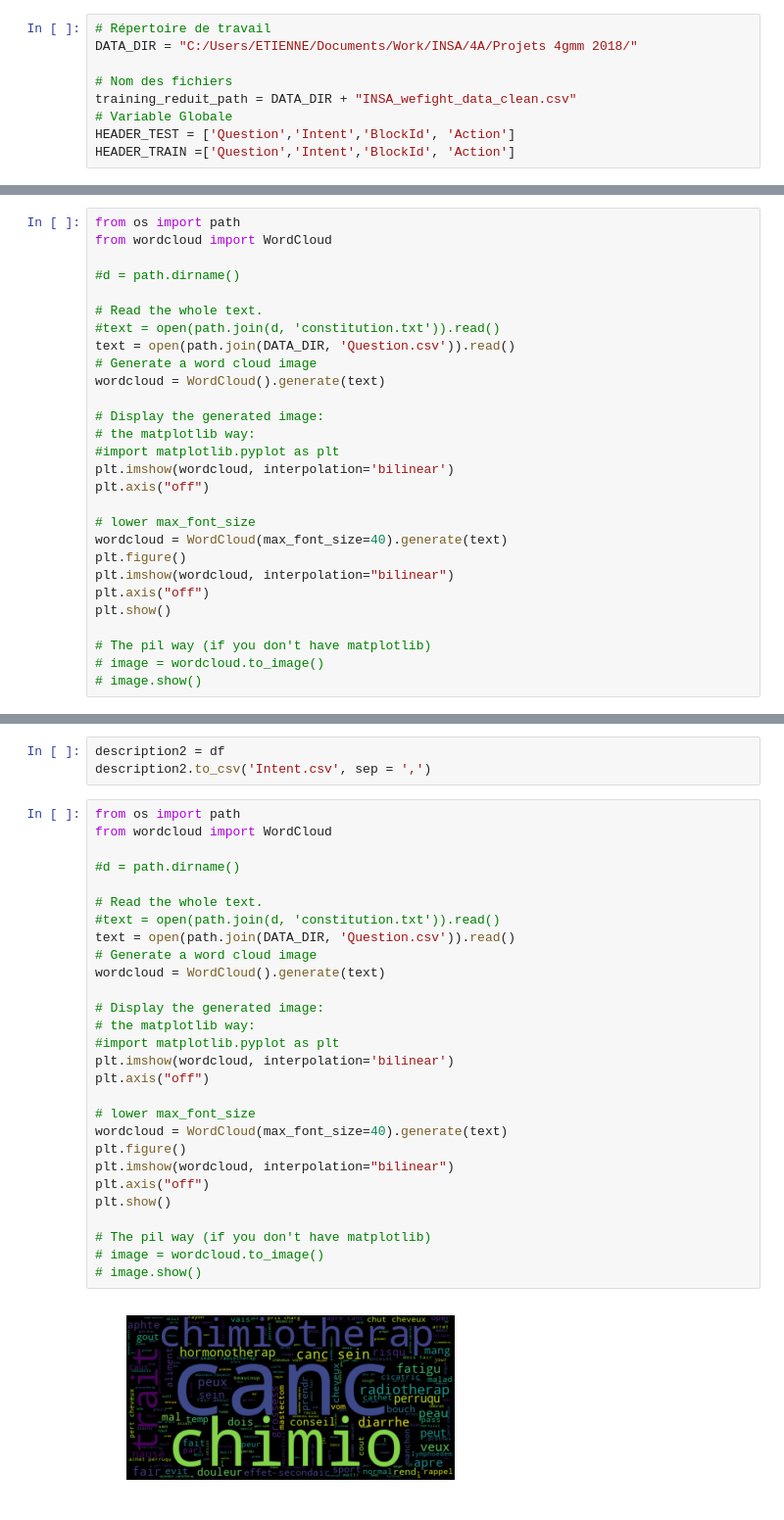
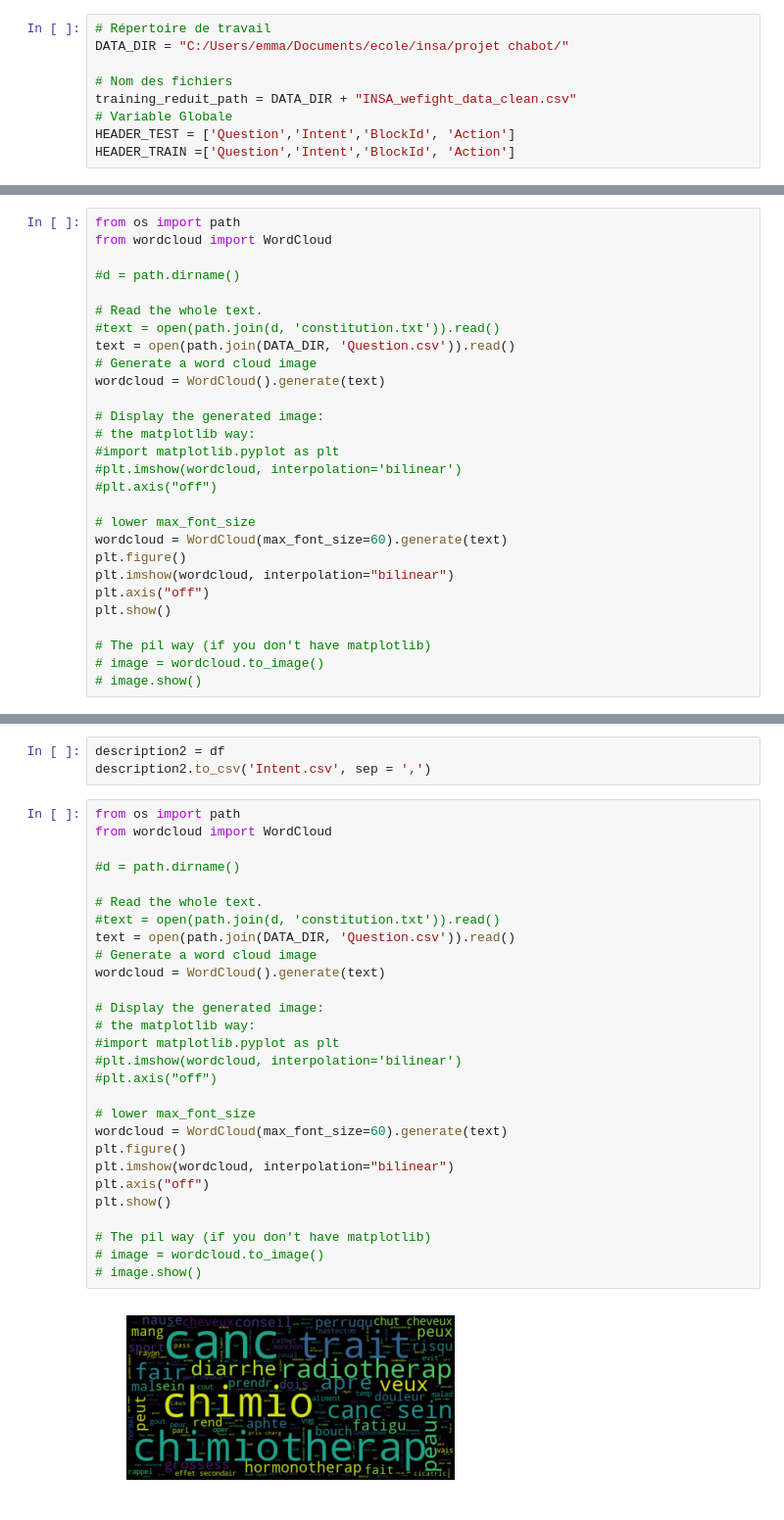
Before and after one commit to emmaboucheron/chatbot, a Jupyter notebook: wordcloud_projet.ipynb, the cells around one changed output, grey strips where cells are left out. Shown at 98% size. Saved outputs shown, nothing was run; the diff lists cells and outputs as text.

```diff
--- a/wordcloud_projet.ipynb
+++ b/wordcloud_projet.ipynb
@@ -50,6 +42,6 @@ Une fois téléchargées, placez ces données dans le repertoire de travail de v
 # %%
 # Répertoire de travail
-DATA_DIR = "C:/Users/ETIENNE/Documents/Work/INSA/4A/Projets 4gmm 2018/"
+DATA_DIR = "C:/Users/emma/Documents/ecole/insa/projet chabot/"
 
 # Nom des fichiers
 training_reduit_path = DATA_DIR + "INSA_wefight_data_clean.csv"
@@ -314,11 +325,11 @@ wordcloud = WordCloud().generate(text)
 # Display the generated image:
 # the matplotlib way:
 #import matplotlib.pyplot as plt
-plt.imshow(wordcloud, interpolation='bilinear')
-plt.axis("off")
+#plt.imshow(wordcloud, interpolation='bilinear')
+#plt.axis("off")
 
 # lower max_font_size
-wordcloud = WordCloud(max_font_size=40).generate(text)
+wordcloud = WordCloud(max_font_size=60).generate(text)
 plt.figure()
 plt.imshow(wordcloud, interpolation="bilinear")
 plt.axis("off")
@@ -341,30 +353,30 @@ description2.to_csv('Intent.csv', sep = ',')
 # %%
 from os import path
 from wordcloud import WordCloud
 
 #d = path.dirname()
 
 # Read the whole text.
 #text = open(path.join(d, 'constitution.txt')).read()
 text = open(path.join(DATA_DIR, 'Question.csv')).read()
 # Generate a word cloud image
 wordcloud = WordCloud().generate(text)
 
 # Display the generated image:
 # the matplotlib way:
 #import matplotlib.pyplot as plt
-plt.imshow(wordcloud, interpolation='bilinear')
-plt.axis("off")
+#plt.imshow(wordcloud, interpolation='bilinear')
+#plt.axis("off")
 
 # lower max_font_size
-wordcloud = WordCloud(max_font_size=40).generate(text)
+wordcloud = WordCloud(max_font_size=60).generate(text)
 plt.figure()
 plt.imshow(wordcloud, interpolation="bilinear")
 plt.axis("off")
 plt.show()
 
 # The pil way (if you don't have matplotlib)
 # image = wordcloud.to_image()
 # image.show()
 # %% [output]
-[figure, old version]
+[figure, new version]
```
Also changed, not shown: parts of 23 cells of this notebook.
